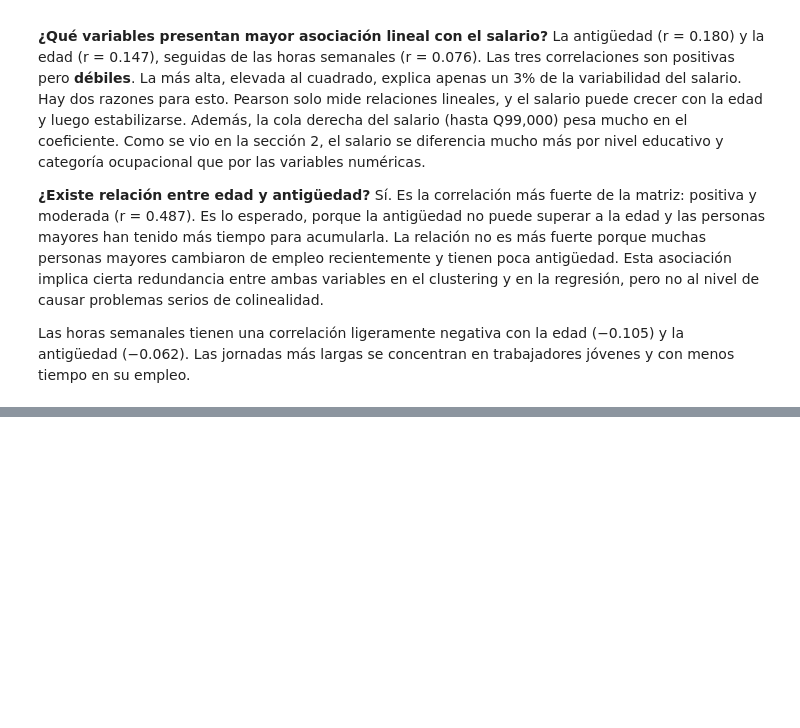
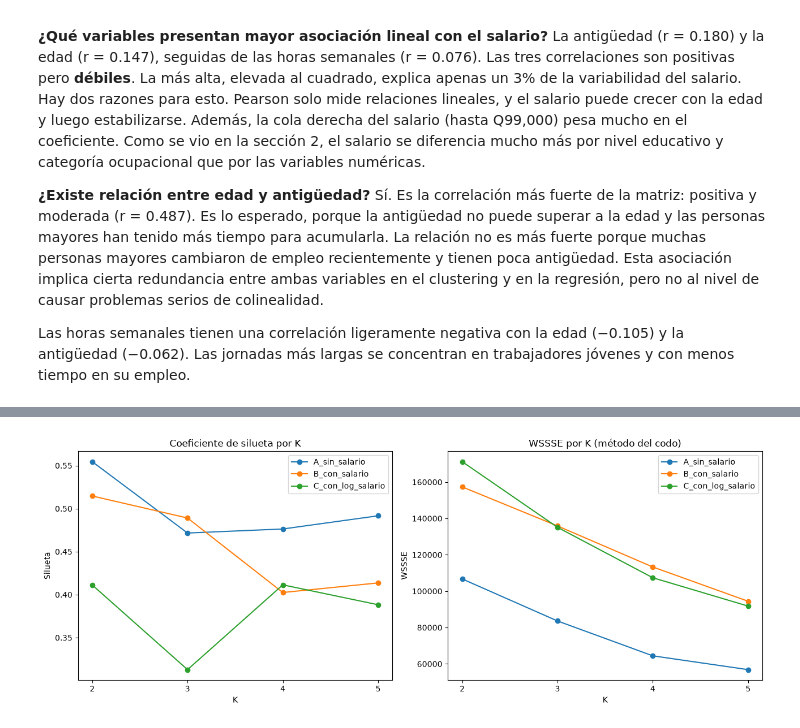
Before and after one commit to tismajo/CC3084-Laboratorio7, a Jupyter notebook: Laboratorio7.ipynb, the cells around one changed output, grey strips where cells are left out. Drawn from its saved outputs; the diff is of its cells as text; code cells hidden in the pictures; blank space fills up the shorter version.

```diff
--- a/Laboratorio7.ipynb
+++ b/Laboratorio7.ipynb
@@ -1822,0 +1899,23 @@ con menos tiempo en su empleo.
+# %%
+fig, axes = plt.subplots(1, 2, figsize=(13, 5))
+
+for nombre, grupo in pdf_k.groupby("conjunto"):
+    axes[0].plot(grupo["k"], grupo["silueta"], marker="o", label=nombre)
+    axes[1].plot(grupo["k"], grupo["wssse"], marker="o", label=nombre)
+
+axes[0].set_title("Coeficiente de silueta por K")
+axes[0].set_xlabel("K")
+axes[0].set_ylabel("Silueta")
+axes[0].set_xticks([2, 3, 4, 5])
+axes[0].legend()
+
+axes[1].set_title("WSSSE por K (método del codo)")
+axes[1].set_xlabel("K")
+axes[1].set_ylabel("WSSSE")
+axes[1].set_xticks([2, 3, 4, 5])
+axes[1].legend()
+
+plt.tight_layout()
+plt.show()
+# %% [output]
+[figure, added]
```
Also changed, not shown: parts of 3 cells of this notebook.
